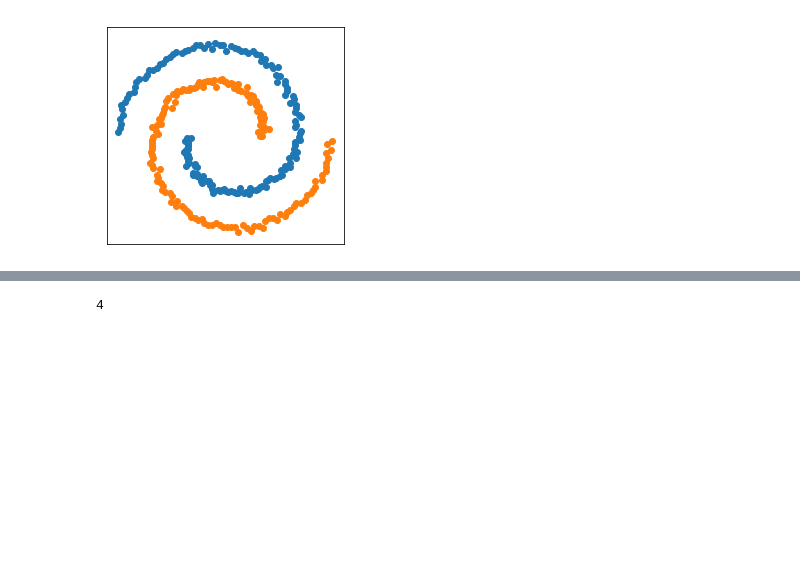
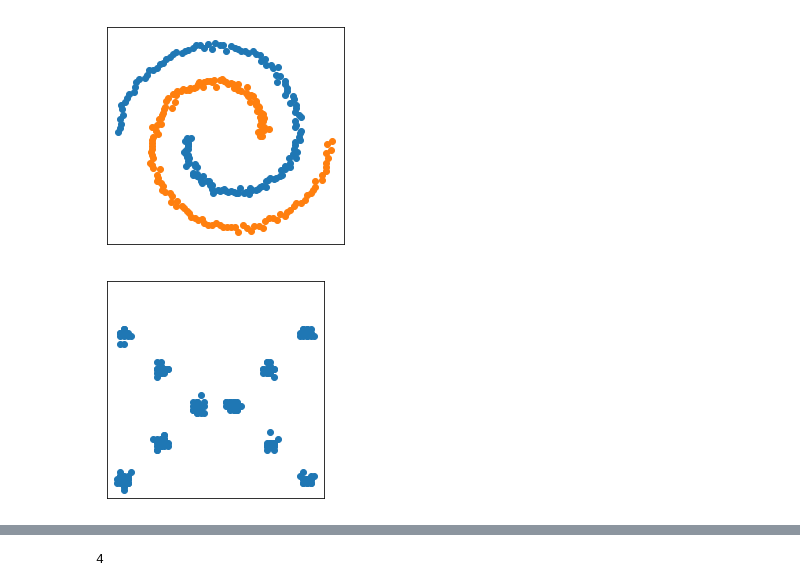
Before and after one commit to lisalebovici/LSHLinkClustering, a Jupyter notebook: data/abstract shapes.ipynb, the cells around one changed output, grey strips where cells are left out. Drawn from its saved outputs; the diff is of its cells as text; code cells hidden in the pictures; blank space fills up the shorter version.

Commit message:
more package updates, synthetic data in report

```diff
--- a/data/abstract shapes.ipynb
+++ b/data/abstract shapes.ipynb
@@ -152,0 +255,13 @@ plt.show()
+# %%
+def plot_square(data):
+    plt.scatter(data[:, 0], data[:, 1])
+    plt.axis('square')
+    plt.gca().axes.get_xaxis().set_visible(False)
+    plt.gca().axes.get_yaxis().set_visible(False)
+    plt.show()
+
+    return
+# %%
+plot_square(tencircles)
+# %% [output]
+[figure, added]
```
Also changed, not shown: parts of 13 cells of this notebook, 6 other files.
